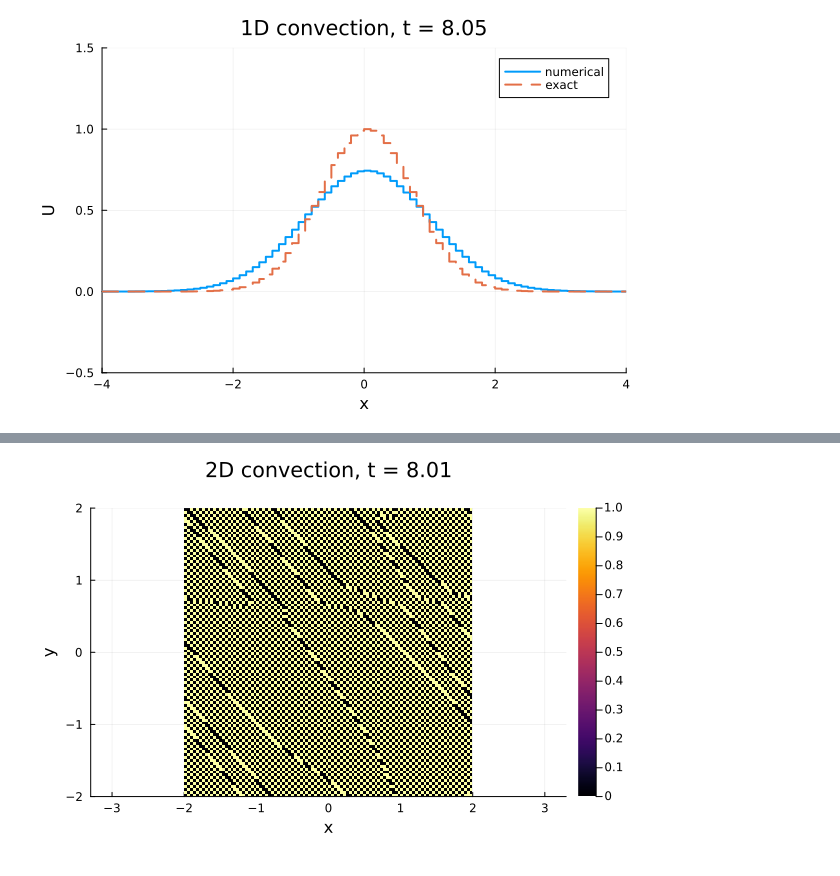
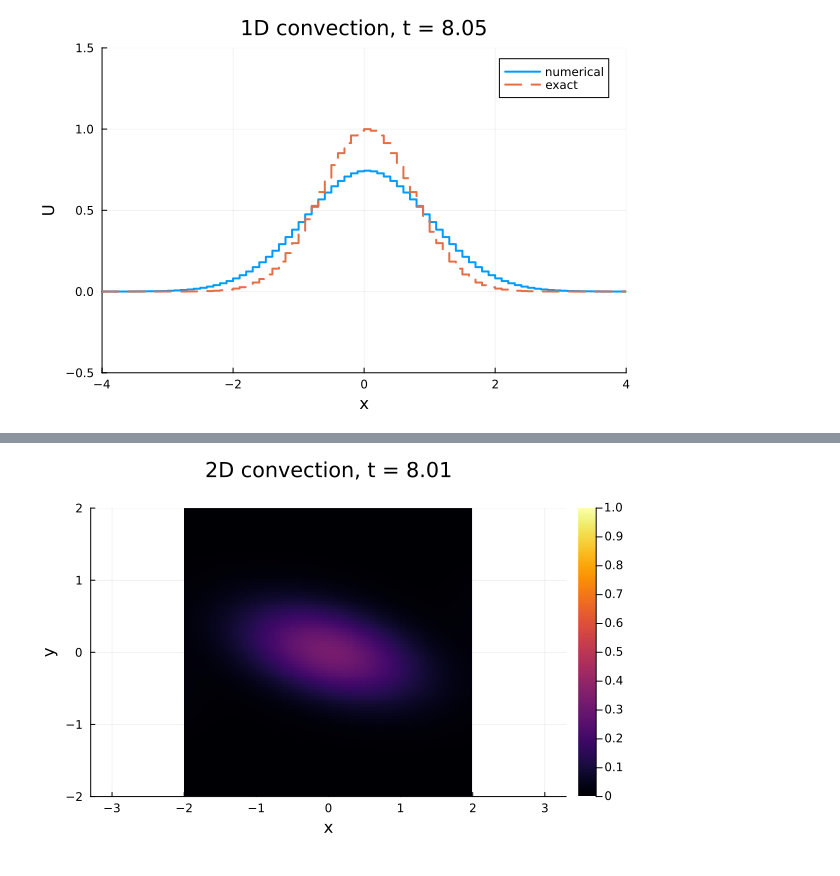
Before and after one commit to mitmath/numerical_spoke_pde, a Jupyter notebook: notes/FVconvection.ipynb, the cells around one changed output, grey strips where cells are left out. Cells and saved outputs as stored; diff of their text form; code cells hidden in the pictures.

```diff
--- a/notes/FVconvection.ipynb
+++ b/notes/FVconvection.ipynb
@@ -138,7 +176,7 @@ v = 1.0
 tfinal = 8.0
 
 # Time step
-CFL = 1.1
+CFL = 0.9
 dt = CFL / (abs(u)/dx + abs(v)/dy)
 
 # Initial condition
@@ -182,31 +220,31 @@ while t < tfinal
 
     # Residual
     R = (F[2:Nx+1, :] .- F[1:Nx, :]) .* dy .+
         (G[:, 2:Ny+1] .- G[:, 1:Ny]) .* dx
 
     # Forward Euler update
     U .-= (dt / A) .* R
 
     # Increment time
     t += dt
 
     # Plot periodically
     if step % plot_every == 0 || t >= tfinal
         IJulia.clear_output(true)
 
         p = heatmap(
             xmid, ymid, U',
             aspect_ratio = :equal,
             clims = (0.0, 1.0),
             xlabel = "x",
             ylabel = "y",
             title = "2D convection, t = $(round(t, digits=2))",
             colorbar = true
         )
 
         display(p)
         sleep(0.05)
     end
 end
 # %% [output]
-[figure, old version]
+[figure, new version]
```
Also changed, not shown: parts of 4 cells of this notebook.
